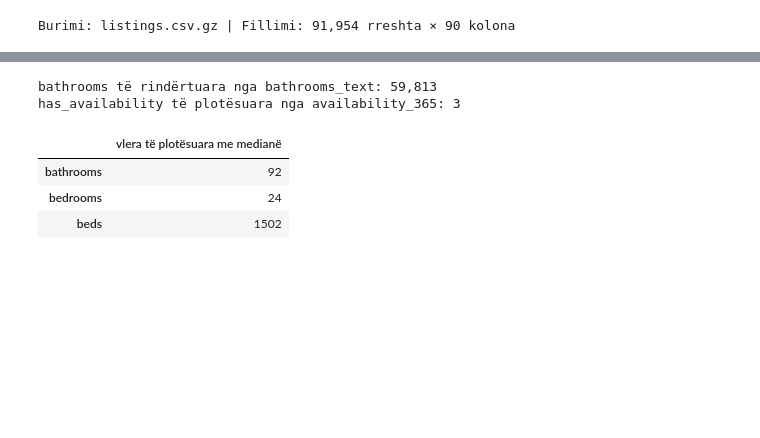
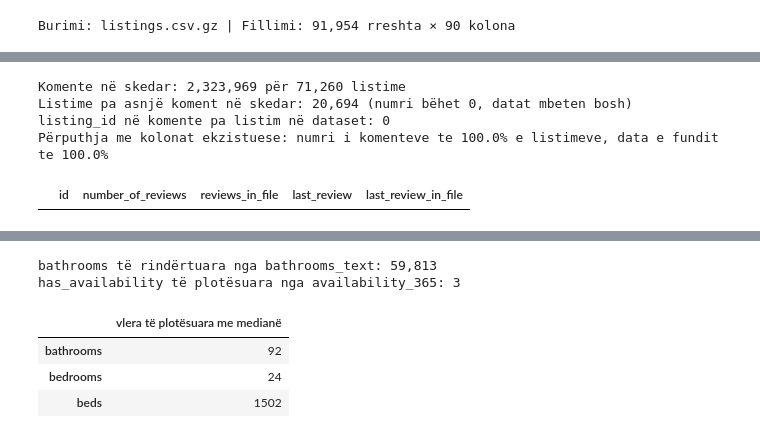
Before and after one commit to yllkeberisha/pvdh_group_10, a Jupyter notebook: notebooks/02_pastrimi_dhe_transformimi.ipynb, the cells around one changed output, grey strips where cells are left out. Drawn from its saved outputs; the diff is of its cells as text; code cells hidden in the pictures; blank space fills up the shorter version.

```diff
--- a/notebooks/02_pastrimi_dhe_transformimi.ipynb
+++ b/notebooks/02_pastrimi_dhe_transformimi.ipynb
@@ -71,0 +91,33 @@ ID të dyfishuara të hequra: 0
+# %%
+REVIEWS_PATH = Path(os.environ.get("PVDH_REVIEWS_PATH", ROOT / "dataset" / "reviews.csv.gz"))
+assert REVIEWS_PATH.is_file(), f"Mungon skedari i komenteve: {REVIEWS_PATH}"
+# Lexojmë vetëm listing_id dhe date: emrat e komentuesve dhe teksti nuk nevojiten dhe janë të dhëna personale.
+reviews = pd.read_csv(REVIEWS_PATH, usecols=["listing_id", "date"], parse_dates=["date"])
+by_listing = reviews.groupby("listing_id")["date"].agg(
+    reviews_in_file="size", first_review_in_file="min", last_review_in_file="max"
+)
+reviews_without_listing = int((~by_listing.index.isin(df["id"])).sum())
+
+rows_before = len(df)
+joined_columns = list(by_listing.columns)
+for col in joined_columns:
+    df[col] = df["id"].map(by_listing[col])
+assert len(df) == rows_before, "Bashkimi nuk duhet të ndryshojë numrin e rreshtave"
+joined_snapshot = df[joined_columns].copy()  # mungesat që krijoi bashkimi, për tabelën 7.3
+no_reviews_in_file = df["reviews_in_file"].isna()
+df["reviews_in_file"] = df["reviews_in_file"].fillna(0).astype("int64")
+record("Integrimi: numri dhe datat e komenteve nga reviews.csv")
+
+print(f"Komente në skedar: {len(reviews):,} për {len(by_listing):,} listime")
+print(f"Listime pa asnjë koment në skedar: {int(no_reviews_in_file.sum()):,} (numri bëhet 0, datat mbeten bosh)")
+print(f"listing_id në komente pa listim në dataset: {reviews_without_listing:,}")
+same_count = df["reviews_in_file"].eq(df["number_of_reviews"])
+same_last = df["last_review_in_file"].eq(df["last_review"]) | (df["last_review_in_file"].isna() & df["last_review"].isna())
+print(f"Përputhja me kolonat ekzistuese: numri i komenteve te {same_count.mean():.1%} e listimeve, data e fundit te {same_last.mean():.1%}")
+display(df.loc[~same_count, ["id", "number_of_reviews", "reviews_in_file", "last_review", "last_review_in_file"]].head())
+# %% [output]
+Komente në skedar: 2,323,969 për 71,260 listime
+Listime pa asnjë koment në skedar: 20,694 (numri bëhet 0, datat mbeten bosh)
+listing_id në komente pa listim në dataset: 0
+Përputhja me kolonat ekzistuese: numri i komenteve te 100.0% e listimeve, data e fundit te 100.0%
+|  | id | number_of_reviews | reviews_in_file | last_review | last_review_in_file |
```
Also changed, not shown: parts of 22 cells of this notebook.
